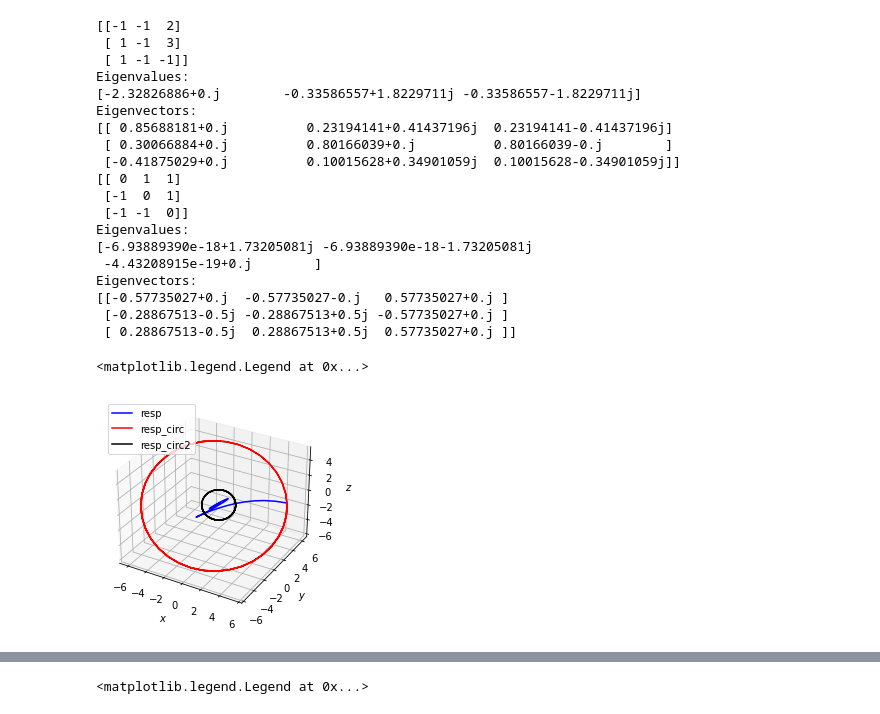
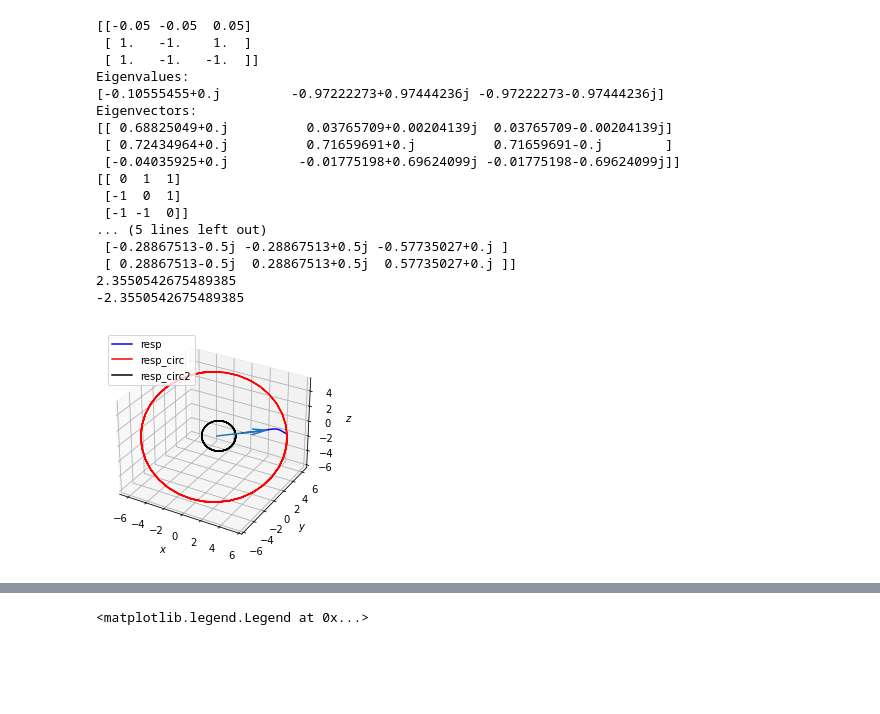
Before and after one commit to abadithela/StabilityContracts, a Jupyter notebook: 3dim_case.ipynb, the cells around one changed output, grey strips where cells are left out. Drawn from its saved outputs; the diff is of its cells as text; code cells hidden in the pictures; blank space fills up the shorter version.

```diff
--- a/3dim_case.ipynb
+++ b/3dim_case.ipynb
@@ -33,10 +34,12 @@ def phase_mag_resp(resp_3d):
 def eval_evec(A):
     w, v = la.eig(A)
     print(A)
-    print("Eigenvalues: ")
-    print(w)
-    print("Eigenvectors: ")
-    print(v)
+    print("Eigenvalues and corresponding eigenvectors: ")
+    for i in range(A.shape[0]):
+        print("Eval-Evec pair ", str(i))
+        print(w[i])
+        print(v[:,i])
+        print("")
 #     for k in range(len(v[0])):
 #         print("v["+str(k)+"]:")
 #         print(v[::k])
@@ -43,47 +68,59 @@ def eval_evec(A):
 # %%
 # 3D example:
 fig = plt.figure()
 ax = fig.add_subplot(projection='3d')
-A = np.array([[-1, -1, 2], [1, -1, 3], [1, -1, -1]])
+A_orig = np.array([[-1, -1, 2], [1, -1, 3], [1, -1, -1]]) # faster real eval
+A = np.array([[-0.05, -0.05, 0.05], [1, -1, 1], [1, -1, -1]]) # slower real eval
 Acirc = np.array([[0, 1, 1], [-1, 0, 1], [-1, -1, 0]])
 eval_evec(A)
 eval_evec(Acirc)
 
-sys= ct.ss([[-1, -1, 2], [1, -1, 3], [1, -1, -1]], np.zeros(3), np.array([1,1,1]), 0) # A2
+sys= ct.ss(A, np.zeros(3), np.array([1,1,1]), 0) # A2
 sys_circ= ct.ss([[0, 1, 1], [-1, 0, 1], [-1, -1, 0]], np.zeros(3), np.array([1,1,1]), 0) # A2
 
-resp = ct.initial_response(sys, 10, [5, 5, -1])
-resp_circ = ct.initial_response(sys_circ, 10, [5, 5, -1])
-resp_circ2 = ct.initial_response(sys_circ, 10, [0, 0, 2])
+T = 10
+resp = ct.initial_response(sys, T, [5, 5, -1])
+resp_circ = ct.initial_response(sys_circ, T, [5, 5, -1])
+resp_circ2 = ct.initial_response(sys_circ, T, [0, 0, 2])
 
 ax.plot(resp.states[0], resp.states[1], resp.states[2], "-b", label="resp")
 ax.plot(resp_circ.states[0], resp_circ.states[1], resp_circ.states[2], "-r", label="resp_circ")
 ax.plot(resp_circ2.states[0], resp_circ2.states[1], resp_circ2.states[2], "-k", label="resp_circ2")
 ax.set_xlabel('$x$')
 ax.set_ylabel('$y$')
 ax.set_zlabel('$z$')
 
+# Plot real evec:
+eigval, evec = la.eig(A)
+u = evec[0,0].real
+v = evec[1,0].real
+w = evec[2,0].real
+
+ax.quiver(0, 0, 0, u, v, w, length=5)
 
 plt.legend(loc="upper left")
+
+# Printing phases of complex eigenvalues:
+th1 = cmath.phase(eigval[1])
+th2 = cmath.phase(eigval[2])
+print(th1)
+print(th2)
 # %% [output]
-[[-1 -1  2]
- [ 1 -1  3]
- [ 1 -1 -1]]
+[[-0.05 -0.05  0.05]
+ [ 1.   -1.    1.  ]
+ [ 1.   -1.   -1.  ]]
 Eigenvalues:
-[-2.32826886+0.j        -0.33586557+1.8229711j -0.33586557-1.8229711j]
+[-0.10555455+0.j         -0.97222273+0.97444236j -0.97222273-0.97444236j]
 Eigenvectors:
-[[ 0.85688181+0.j          0.23194141+0.41437196j  0.23194141-0.41437196j]
- [ 0.30066884+0.j          0.80166039+0.j          0.80166039-0.j        ]
- [-0.41875029+0.j          0.10015628+0.34901059j  0.10015628-0.34901059j]]
+[[ 0.68825049+0.j          0.03765709+0.00204139j  0.03765709-0.00204139j]
+ [ 0.72434964+0.j          0.71659691+0.j          0.71659691-0.j        ]
+ [-0.04035925+0.j         -0.01775198+0.69624099j -0.01775198-0.69624099j]]
 [[ 0  1  1]
  [-1  0  1]
  [-1 -1  0]]
-Eigenvalues:
-[-6.93889390e-18+1.73205081j -6.93889390e-18-1.73205081j
- -4.43208915e-19+0.j        ]
-Eigenvectors:
-[[-0.57735027+0.j  -0.57735027-0.j   0.57735027+0.j ]
+... (5 lines left out)
  [-0.28867513-0.5j -0.28867513+0.5j -0.57735027+0.j ]
  [ 0.28867513-0.5j  0.28867513+0.5j  0.57735027+0.j ]]
+2.3550542675489385
+-2.3550542675489385
-<matplotlib.legend.Legend at 0x...>
-[figure, old version]
+[figure, new version]
```
Also changed, not shown: parts of 4 cells of this notebook, 2 other files.
